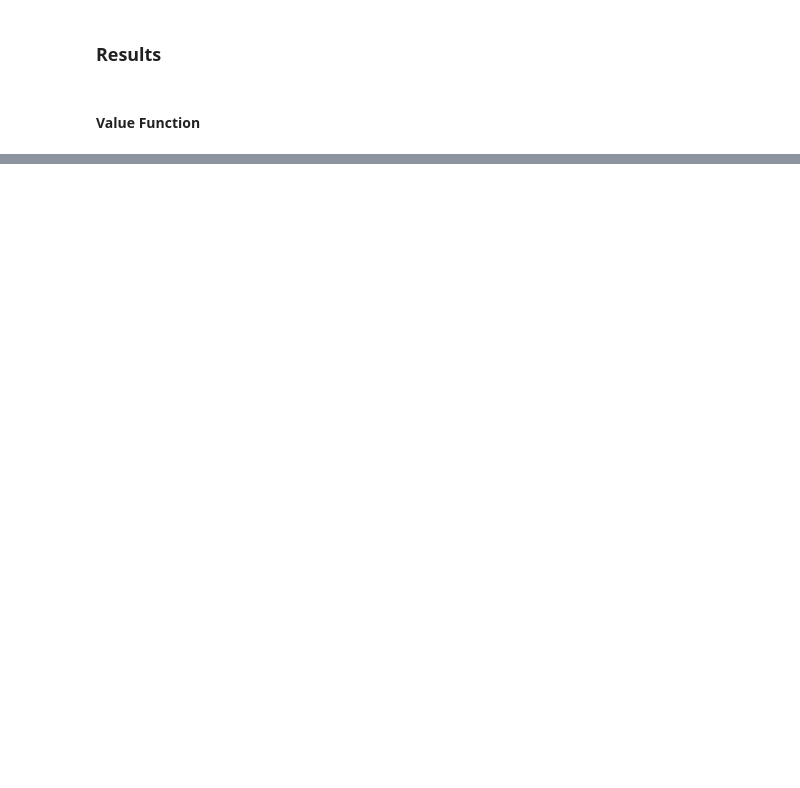
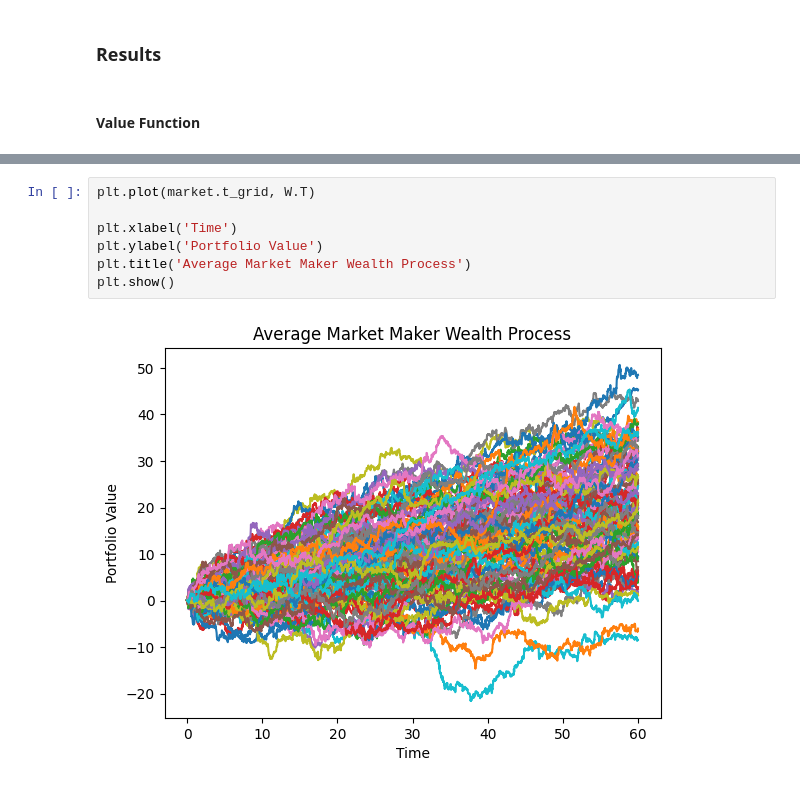
Before and after one commit to rsabum/High-Frequency-Trading, a Jupyter notebook: notebook.ipynb, the cells around one changed output, grey strips where cells are left out. Cells and saved outputs as stored; diff of their text form; blank space fills up the shorter version.

```diff
--- a/notebook.ipynb
+++ b/notebook.ipynb
@@ -330,0 +371,9 @@ plt.show()
+# %%
+plt.plot(market.t_grid, W.T)
+
+plt.xlabel('Time')
+plt.ylabel('Portfolio Value')
+plt.title('Average Market Maker Wealth Process')
+plt.show()
+# %% [output]
+[figure, added]
```
Also changed, not shown: parts of 11 cells of this notebook, 4 other files.
